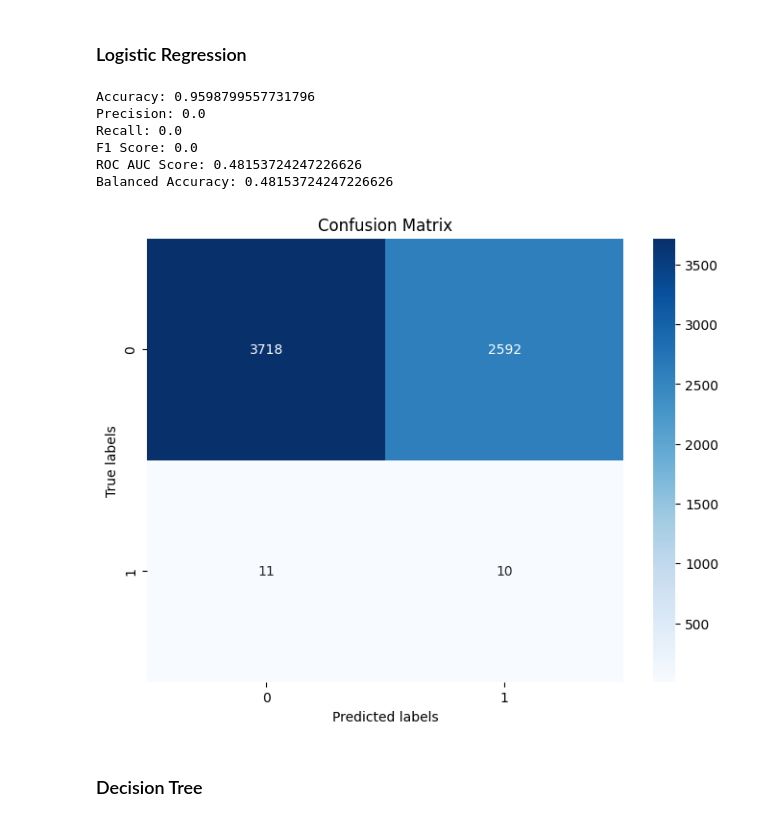
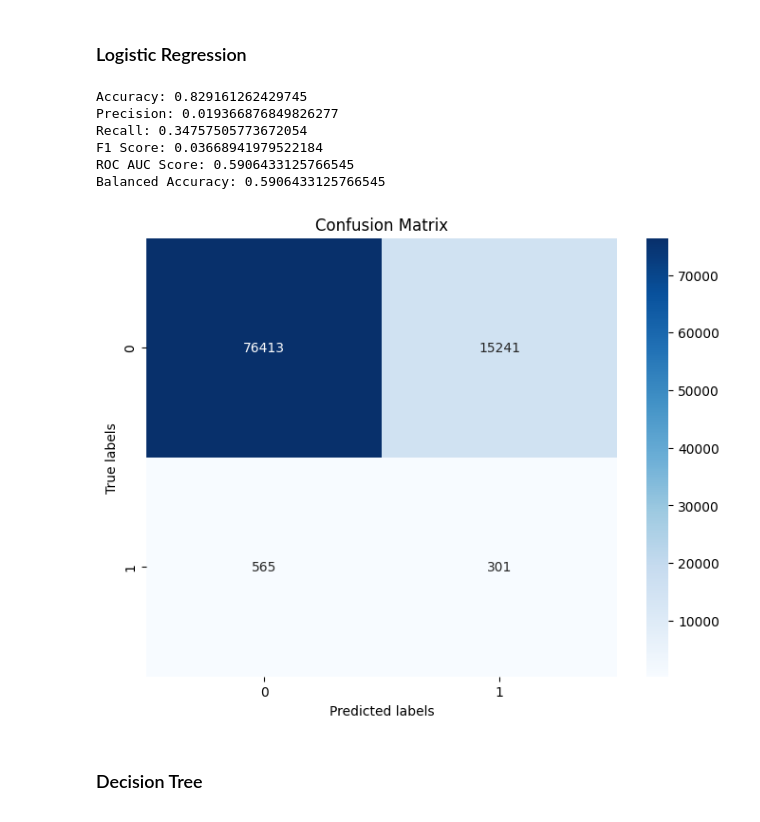
Before and after one commit to rohalmatus/financial-distress-models, a Jupyter notebook: CODE/EXPLORATORY/eda_01.ipynb, the cells around one changed output. Saved outputs shown, nothing was run; the diff lists cells and outputs as text; code cells hidden in the pictures.

```diff
--- a/CODE/EXPLORATORY/eda_01.ipynb
+++ b/CODE/EXPLORATORY/eda_01.ipynb
@@ -50,3 +63,3 @@ print(len(predictors))
 # %%
-financial_ratios_table_raw = pd.read_csv('../../DATA/MODEL/FINAL_financial_ratios_df.csv')
+financial_ratios_table_raw = pd.read_csv('../../DATA/FINAL/training_data.csv')
 display(financial_ratios_table_raw.shape[0])
@@ -66,4 +96,10 @@ financial_ratios_table_raw['year'].value_counts()
 Name: year, dtype: int64
+# %%
+data_2016 = financial_ratios_table_raw.query('year == 2016 and sal_class in ["2. Malý", "3. Stredný"]')
+data_2017 = financial_ratios_table_raw.query('year == 2017 and sal_class in ["2. Malý", "3. Stredný"]')
+data_2018 = financial_ratios_table_raw.query('year == 2018 and sal_class in ["2. Malý", "3. Stredný"]')
+data_2019 = financial_ratios_table_raw.query('year == 2019 and sal_class in ["2. Malý", "3. Stredný"]')
+financial_ratios_table_raw = None
 # %%
 def get_sample_sizes(data, row_label, column_label):
     samples_df = data.groupby([row_label, column_label])['financial_statement_id'].nunique().to_frame('count').reset_index()
@@ -168,8 +168,8 @@ display(len(master_set_2018))
 # financial_ratios_table_raw = financial_ratios_table_raw.query('entity_ico in @master_set')
 # financial_ratios_table_raw
 # %%
-SAL_CLASSES = sorted(financial_ratios_table_raw['sal_class'].unique())
-SKNACE_GROUPS = financial_ratios_table_raw['sknace_division'].unique()
+SAL_CLASSES = sorted(data_2018['sal_class'].unique())
+SKNACE_GROUPS = data_2018['sknace_division'].unique()
 # %%
 from sklearn.impute import SimpleImputer
 
@@ -188,7 +188,7 @@ financial_ratios_table_2017 = pd.DataFrame()
 for sal_class in SAL_CLASSES:
     for sknace in SKNACE_GROUPS:
         # print(f'sales_class: {sal_class}; sknace: {sknace}')
-        subset = financial_ratios_table_raw.query('sal_class == @sal_class and sknace_division == @sknace and year == 2017 and entity_ico in @master_set_2017')
+        subset = data_2017.query('sal_class == @sal_class and sknace_division == @sknace')
         if subset.shape[0] < 10:
             continue
         for col in predictors:
@@ -207,7 +207,7 @@ financial_ratios_table_2018 = pd.DataFrame()
 for sal_class in SAL_CLASSES:
     for sknace in SKNACE_GROUPS:
         # print(f'sales_class: {sal_class}; sknace: {sknace}')
-        subset = financial_ratios_table_raw.query('sal_class == @sal_class and sknace_division == @sknace and year == 2018 and entity_ico in @master_set_2018')
+        subset = data_2018.query('sal_class == @sal_class and sknace_division == @sknace')
         if subset.shape[0] < 10:
             continue
         for col in predictors:
@@ -389,11 +405,17 @@ from imblearn.pipeline import Pipeline
 
 # Generating some sample data with imbalanced classes
 
-X =  fill_missing_values_mean(financial_ratios_table_2017.query('is_outlier == False')[['SAL_TA', 'ROE', 'ROA_NETTO', 'TL_TA', 'CASH_TA', 'ROS', 'NCL_TA', 'TL_SAL']].values)
-y =  financial_ratios_table_2017.query('is_outlier == False')['direct_indicator_1y_off'].fillna(1).values
+# X =  fill_missing_values_mean(financial_ratios_table_2017.query('is_outlier == False')[['SAL_TA', 'ROE', 'ROA_NETTO', 'TL_TA', 'CASH_TA', 'ROS', 'NCL_TA', 'TL_SAL', 'LABOR_PRODUCTIVITY', 'SOCLIAB_SAL']].values)
+# y =  financial_ratios_table_2017.query('is_outlier == False')['direct_criterion_2y_off'].fillna(1).values
 
-# Splitting the data into training and testing sets
-X_train, X_test, y_train, y_test = train_test_split(X, y, test_size=0.2, random_state=42)
+# # Splitting the data into training and testing sets
+# X_train, X_test, y_train, y_test = train_test_split(X, y, test_size=0.2, random_state=42)
+
+X_train =  fill_missing_values_mean(financial_ratios_table_2017.query('is_outlier == False')[['SAL_TA', 'ROE', 'ROA_NETTO', 'TL_TA', 'CASH_TA', 'ROS', 'NCL_TA', 'TL_SAL', 'LABOR_PRODUCTIVITY', 'SOCLIAB_SAL']].values)
+y_train =  financial_ratios_table_2017.query('is_outlier == False')['direct_criterion_2y_off'].fillna(1).values
+
+X_test =  fill_missing_values_mean(financial_ratios_table_2018.query('is_outlier == False')[['SAL_TA', 'ROE', 'ROA_NETTO', 'TL_TA', 'CASH_TA', 'ROS', 'NCL_TA', 'TL_SAL', 'LABOR_PRODUCTIVITY', 'SOCLIAB_SAL']].values)
+y_test =  financial_ratios_table_2018.query('is_outlier == False')['direct_criterion_2y_off'].fillna(1).values
 
 # Creating SMOTE and RandomUnderSampler objects
 smote = SMOTE(sampling_strategy='auto', random_state=42)
@@ -401,40 +423,48 @@ rus = RandomUnderSampler(sampling_strategy='auto', random_state=42)
 
 # Creating logistic regression model
 logistic_model = LogisticRegression()
 
 # Creating a pipeline to combine sampling and modeling
 pipeline = Pipeline([('SMOTE', smote), ('RUS', rus), ('Logistic Regression', logistic_model)])
 
 # Fitting the pipeline on the training data
 pipeline.fit(X_train, y_train)
 
 # Predicting on the testing set
 y_pred = pipeline.predict(X_test)
 
+# Calculating evaluation metrics
+accuracy = accuracy_score(y_test, y_pred)
+precision = precision_score(y_test, y_pred)
+recall = recall_score(y_test, y_pred)
+f1 = f1_score(y_test, y_pred)
+roc_auc = roc_auc_score(y_test, y_pred)
+balanced_accuracy = balanced_accuracy_score(y_test, y_pred)
+
 # Print all evaluation metrics
 print("Accuracy:", accuracy)
 print("Precision:", precision)
 print("Recall:", recall)
 print("F1 Score:", f1)
 print("ROC AUC Score:", roc_auc)
 print("Balanced Accuracy:", balanced_accuracy)
 
 # Generating and plotting confusion matrix
 cm = confusion_matrix(y_test, y_pred)
 plt.figure(figsize=(8, 6))
 sns.heatmap(cm, annot=True, cmap='Blues', fmt='g')
 plt.xlabel('Predicted labels')
 plt.ylabel('True labels')
 plt.title('Confusion Matrix')
 plt.show()
 # %% [output]
-Accuracy: 0.9598799557731796
-Precision: 0.0
-Recall: 0.0
-F1 Score: 0.0
-ROC AUC Score: 0.48153724247226626
-Balanced Accuracy: 0.48153724247226626
+Accuracy: 0.829161262429745
+Precision: 0.019366876849826277
+Recall: 0.34757505773672054
+F1 Score: 0.03668941979522184
+ROC AUC Score: 0.5906433125766545
+Balanced Accuracy: 0.5906433125766545
-[figure, old version]
+[figure, new version]
 # %% [markdown]
 ### Decision Tree
 # %%
```
Also changed, not shown: parts of 19 cells of this notebook, 4 other files.
